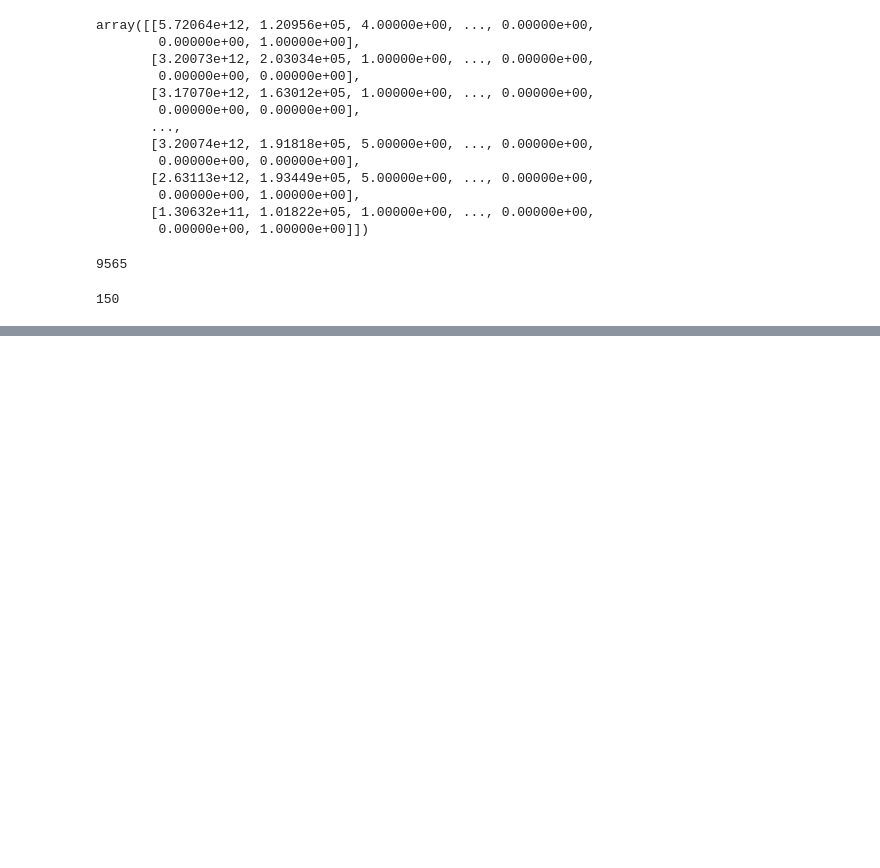
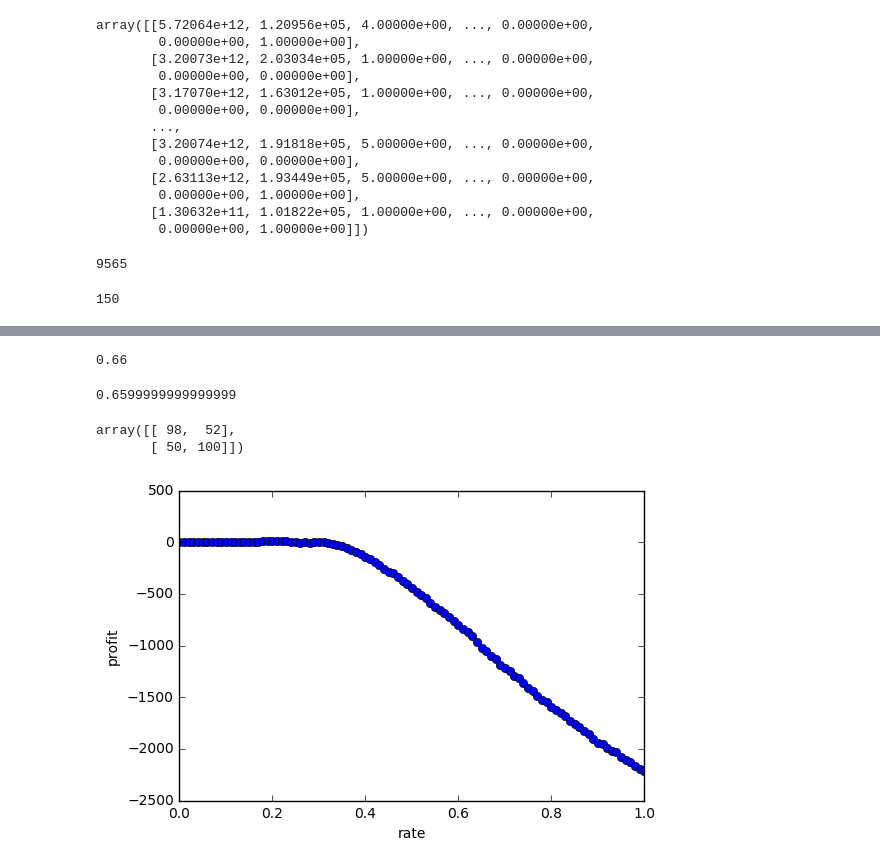
Before and after one commit to suger0316/aiful, a Jupyter notebook: アイフル/ハッカソン_01比率を揃える.ipynb, the cells around one changed output, grey strips where cells are left out. Saved outputs shown, nothing was run; the diff lists cells and outputs as text; code cells hidden in the pictures; blank space fills up the shorter version.

```diff
--- a/アイフル/ハッカソン_01比率を揃える.ipynb
+++ b/アイフル/ハッカソン_01比率を揃える.ipynb
@@ -111,0 +119,5 @@ equal_train_list = random.sample(equal_train_list, len(equal_train_list))
+# %%
+#RF回帰モデル作成
+rf_reg = RandomForestRegressor(verbose = 1, n_estimators=100, max_depth=20)
+rf_reg.fit(train_X,train_y)
+pred_y_reg = rf_reg.predict(test_X)
@@ -111,0 +139,55 @@ equal_train_list = random.sample(equal_train_list, len(equal_train_list))
+# %%
+#分類正解率
+accuracy_score(test_y, pred_y_cla)
+# %% [output]
+0.66
+# %%
+precision, recall, thresholds = roc_curve(test_y, pred_y_cla)
+auc(precision, recall)
+# %% [output]
+0.6599999999999999
+# %%
+#RF分類の結果
+confusion_matrix(test_y, pred_y_cla, labels=[0,1])
+# %% [output]
+array([[ 98,  52],
+       [ 50, 100]])
+# %%
+#営業利益の算出(一次関数)
+def operating_profit_linear(y_pred_reg, y_pred_cla, y_test, offset):
+    gain_list = []
+    loss_list = []
+    for i in y_pred_reg:
+        if i > offset:
+            gain_list.append(0)
+        elif i <= offset:
+            gain_list.append(int(-(45*i)/offset+50))
+    gain = np.sum(gain_list)
+    for i in range(len(y_pred_cla)):
+        if (y_pred_cla[i] == 0 and y_test[i] == 1):
+            loss_list.append(gain_list[i])
+        else:
+            loss_list.append(0)
+    loss = np.sum(loss_list)
+    return gain, loss, int(gain*0.18-loss)
+# %%
+para_list = [i*0.01 for i in range(1,101)]
+profit_list = []
+for para in para_list:
+    binary_pred_y_reg = []
+    for j in pred_y_reg:
+        if j > para:
+            binary_pred_y_reg.append(1)
+        elif j <= para:
+            binary_pred_y_reg.append(0)
+    profit_list.append(operating_profit_linear(pred_y_reg, binary_pred_y_reg, list(test_y), para)[2])
+para_list.insert(0, 0)
+profit_list.insert(0, 0)
+# %%
+plt.figure()
+plt.plot(para_list, profit_list, 'o')
+plt.xlabel('rate')
+plt.ylabel("profit")
+plt.show()
+# %% [output]
+[figure, added]
```
Also changed, not shown: parts of 49 cells of this notebook, 1 other file.
